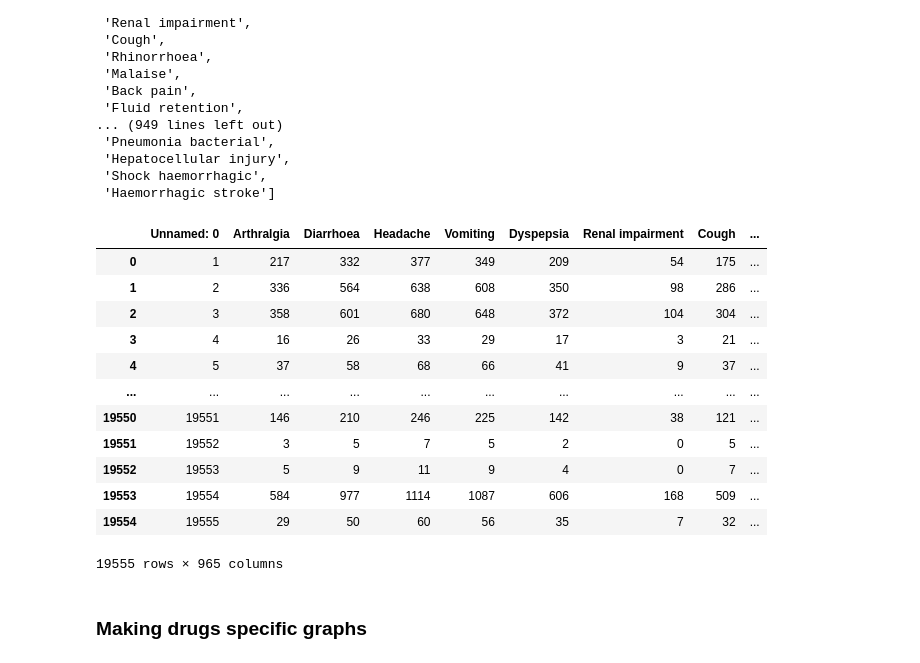
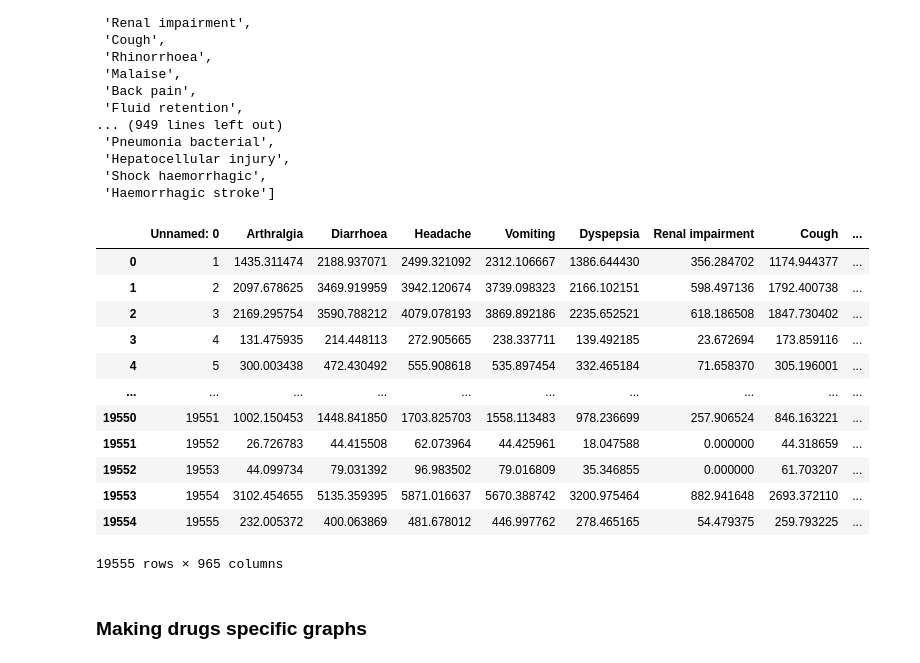
Before and after one commit to amanzadi/MS_Thesis, a Jupyter notebook: GNN_PPI_prep.ipynb, the cells around one changed output. Saved outputs shown, nothing was run; the diff lists cells and outputs as text; code cells hidden in the pictures.

```diff
--- a/GNN_PPI_prep.ipynb
+++ b/GNN_PPI_prep.ipynb
@@ -6,6 +9,6 @@ import dgl
 # %%
 # Node file
-gse = pd.read_csv('../data/GSE_full.csv', sep=',')
+gse = pd.read_csv('../data/GSE_full_pkd.csv', sep=',')
 
 # Edge file
 ppi = pd.read_csv('../data/PPI_net.txt', sep=' ')
@@ -63,6 +66,12 @@ for gene in ppi['protein1'].unique().tolist():
     if gene not in gene_ids:
         drop_list.append(gene)
     else: pass
+
+for gene in ppi['protein2'].unique().tolist():
+    if gene not in gene_ids and gene not in drop_list:
+        drop_list.append(gene)
+    else: pass
+
 drop_list
 
 for gene in drop_list:
@@ -146,21 +157,21 @@ PSEs
  'Shock haemorrhagic',
  'Haemorrhagic stroke']
 # %%
-gse[PSEs].to_csv('../data/GNN-GSE_full-.csv', index=False, sep = ',')
+gse[PSEs].to_csv('../data/GNN-GSE_full_pkd.csv', index=False, sep = ',')
 gse[PSEs]
 # %% [output]
 |  | Unnamed: 0 | Arthralgia | Diarrhoea | Headache | Vomiting | Dyspepsia | Renal impairment | Cough | ... |
-| 0 | 1 | 217 | 332 | 377 | 349 | 209 | 54 | 175 | ... |
-| 1 | 2 | 336 | 564 | 638 | 608 | 350 | 98 | 286 | ... |
-| 2 | 3 | 358 | 601 | 680 | 648 | 372 | 104 | 304 | ... |
-| 3 | 4 | 16 | 26 | 33 | 29 | 17 | 3 | 21 | ... |
-| 4 | 5 | 37 | 58 | 68 | 66 | 41 | 9 | 37 | ... |
+| 0 | 1 | 1435.311474 | 2188.937071 | 2499.321092 | 2312.106667 | 1386.644430 | 356.284702 | 1174.944377 | ... |
+| 1 | 2 | 2097.678625 | 3469.919959 | 3942.120674 | 3739.098323 | 2166.102151 | 598.497136 | 1792.400738 | ... |
+| 2 | 3 | 2169.295754 | 3590.788212 | 4079.078193 | 3869.892186 | 2235.652521 | 618.186508 | 1847.730402 | ... |
+| 3 | 4 | 131.475935 | 214.448113 | 272.905665 | 238.337711 | 139.492185 | 23.672694 | 173.859116 | ... |
+| 4 | 5 | 300.003438 | 472.430492 | 555.908618 | 535.897454 | 332.465184 | 71.658370 | 305.196001 | ... |
 | ... | ... | ... | ... | ... | ... | ... | ... | ... | ... |
-| 19550 | 19551 | 146 | 210 | 246 | 225 | 142 | 38 | 121 | ... |
-| 19551 | 19552 | 3 | 5 | 7 | 5 | 2 | 0 | 5 | ... |
-| 19552 | 19553 | 5 | 9 | 11 | 9 | 4 | 0 | 7 | ... |
-| 19553 | 19554 | 584 | 977 | 1114 | 1087 | 606 | 168 | 509 | ... |
-| 19554 | 19555 | 29 | 50 | 60 | 56 | 35 | 7 | 32 | ... |
+| 19550 | 19551 | 1002.150453 | 1448.841850 | 1703.825703 | 1558.113483 | 978.236699 | 257.906524 | 846.163221 | ... |
+| 19551 | 19552 | 26.726783 | 44.415508 | 62.073964 | 44.425961 | 18.047588 | 0.000000 | 44.318659 | ... |
+| 19552 | 19553 | 44.099734 | 79.031392 | 96.983502 | 79.016809 | 35.346855 | 0.000000 | 61.703207 | ... |
+| 19553 | 19554 | 3102.454655 | 5135.359395 | 5871.016637 | 5670.388742 | 3200.975464 | 882.941648 | 2693.372110 | ... |
+| 19554 | 19555 | 232.005372 | 400.063869 | 481.678012 | 446.997762 | 278.465165 | 54.479375 | 259.793225 | ... |
 19555 rows × 965 columns
 # %% [markdown]
 ### Making drugs specific graphs
```
Also changed, not shown: parts of 8 cells of this notebook, 1 other file.
